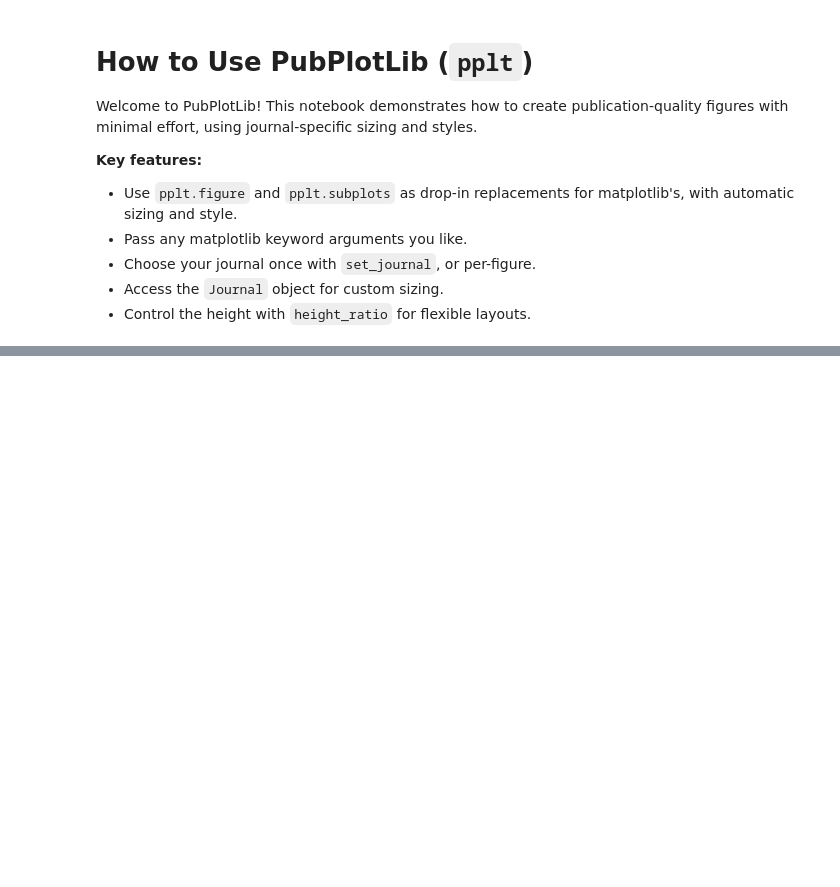
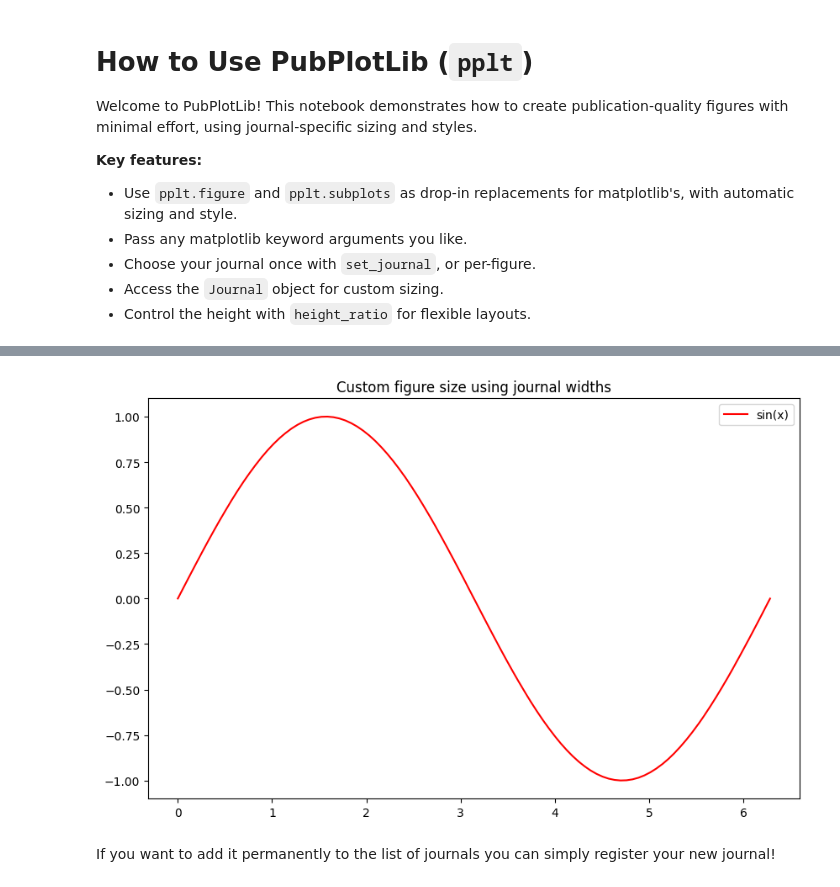
Before and after one commit to pier-astro/PubPlot, a Jupyter notebook: examples/HowToUse.ipynb, the cells around one changed output, grey strips where cells are left out. Saved outputs shown, nothing was run; the diff lists cells and outputs as text; code cells hidden in the pictures; blank space fills up the shorter version.

```diff
--- a/examples/HowToUse.ipynb
+++ b/examples/HowToUse.ipynb
@@ -191,0 +73,18 @@ plt.show()
+# %%
+myJour = pplt.Journal(
+    name="myJournal",
+    onecol=10.,
+    twocol=20.,
+    mplstyle=None # This assumes not to use any specific custom style. path/to/mplstyle can be provided here to define a custom style.
+)
+
+# Use them for custom figure sizes
+fig, ax = pplt.subplots(journal=myJour)
+ax.plot(x, y, color='red', label='sin(x)')
+ax.set_title('Custom figure size using journal widths')
+ax.legend()
+plt.show()
+# %% [output]
+[figure, added]
+# %% [markdown]
+If you want to add it permanently to the list of journals you can simply register your new journal!
```
Also changed, not shown: parts of 33 cells of this notebook, 9 other files.
